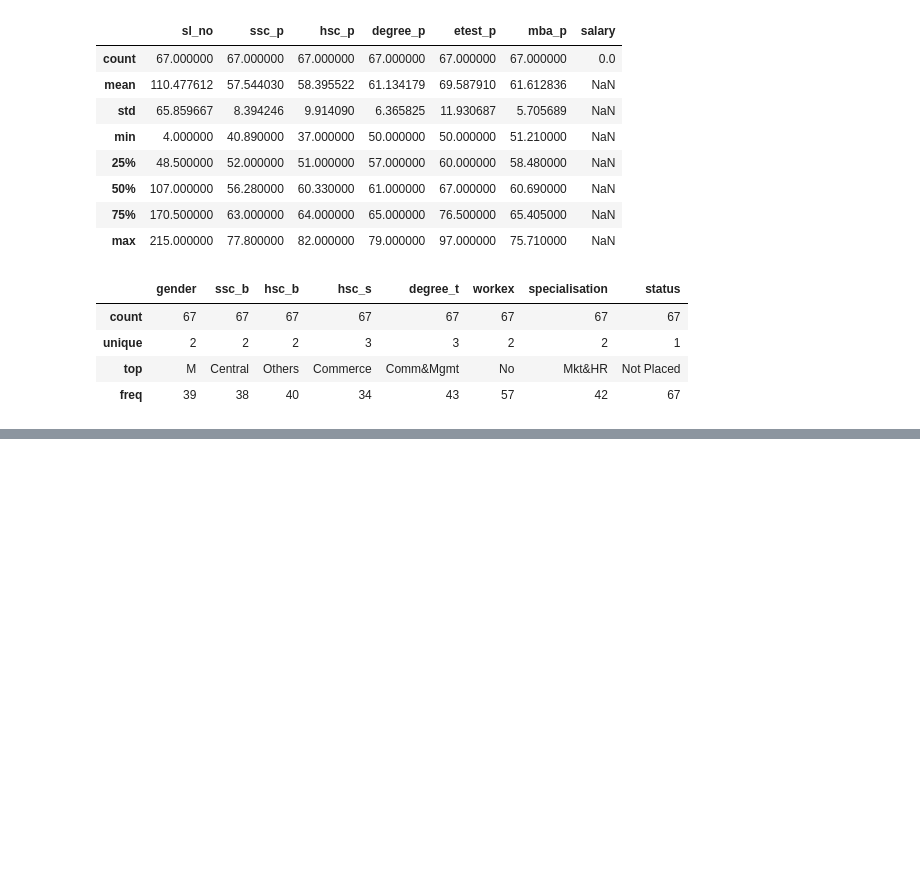
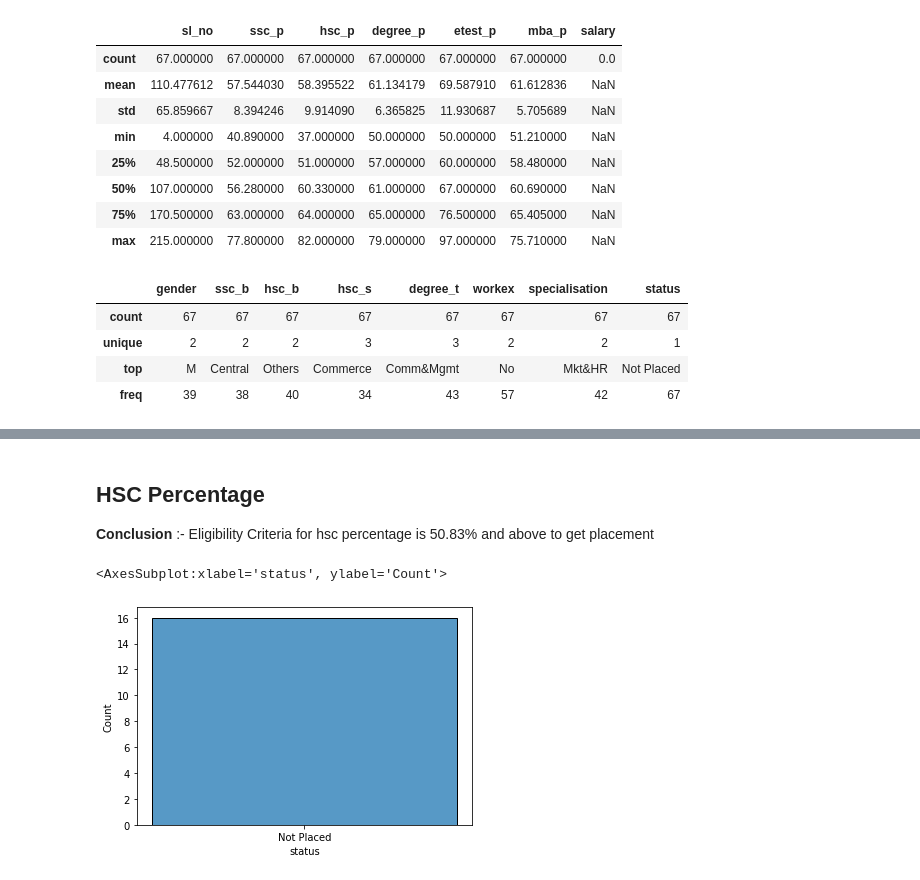
Before and after one commit to lokeshparab/Data-Science-Projects, a Jupyter notebook: Weekly Project 27/Weekly Project 27 Lokesh.ipynb, the cells around one changed output, grey strips where cells are left out. Drawn from its saved outputs; the diff is of its cells as text; code cells hidden in the pictures; blank space fills up the shorter version.

```diff
--- a/Weekly Project 27/Weekly Project 27 Lokesh.ipynb
+++ b/Weekly Project 27/Weekly Project 27 Lokesh.ipynb
@@ -227,0 +233,11 @@ data =
+# %% [markdown]
+## HSC Percentage
+
+**Conclusion** :- Eligibility Criteria for hsc percentage is 50.83% and above to get placement
+# %%
+not_eligible = df[df["hsc_p"] < 50.83]
+
+sns.histplot(not_eligible["status"])
+# %% [output]
+<AxesSubplot:xlabel='status', ylabel='Count'>
+[figure, added]
```
Also changed, not shown: parts of 22 cells of this notebook.
